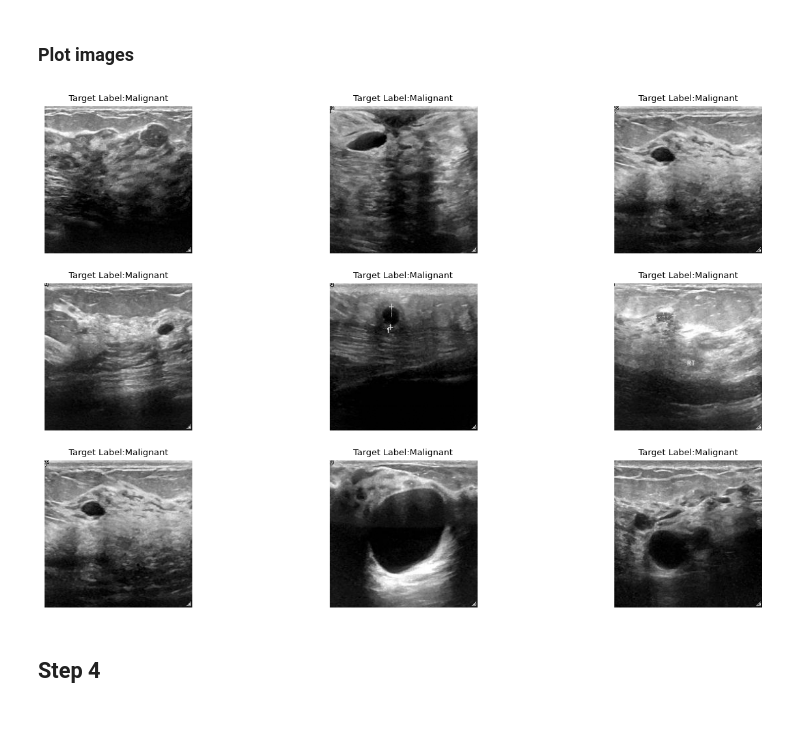
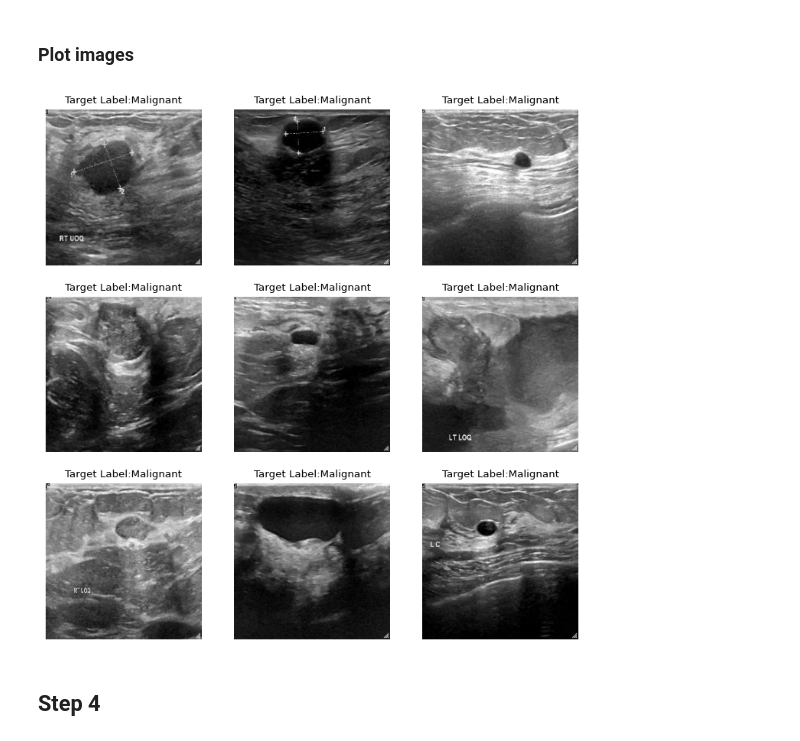
Before and after one commit to jstarace/CS_504_Assignment3_Vakanski, a Jupyter notebook: CS504_Vakanski_Assignment_3_Part_2.ipynb, the cells around one changed output. Saved outputs shown, nothing was run; the diff lists cells and outputs as text; code cells hidden in the pictures.

```diff
--- a/CS504_Vakanski_Assignment_3_Part_2.ipynb
+++ b/CS504_Vakanski_Assignment_3_Part_2.ipynb
@@ -655,15 +634,15 @@ The shape of the training label set:  (668,)
 ### Plot images
 # %%
 # Plot a few images
-plt.figure(figsize=(16, 10))
+plt.figure(figsize=(9, 9))
 for n in range(9):
     i = np.random.randint(len(x_train)-40, len(x_train), 1)
     ax = plt.subplot(3, 3, n+1)
     plt.imshow(x_train[i[0]])
     plt.title('Target Label:' + str(label_names[int(y_train[i[0]])]))
     plt.axis('off')
 # %% [output]
-[figure, old version]
+[figure, new version]
 # %% [markdown]
 ## Step 4
 # %% [markdown]
```
Also changed, not shown: parts of 18 cells of this notebook.
